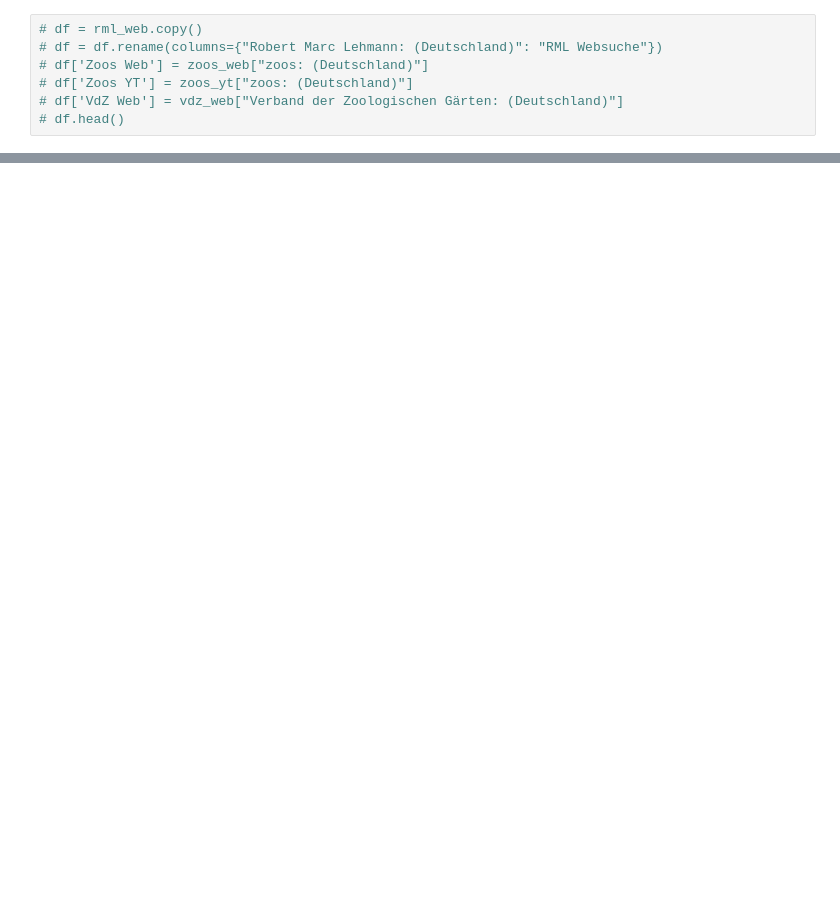
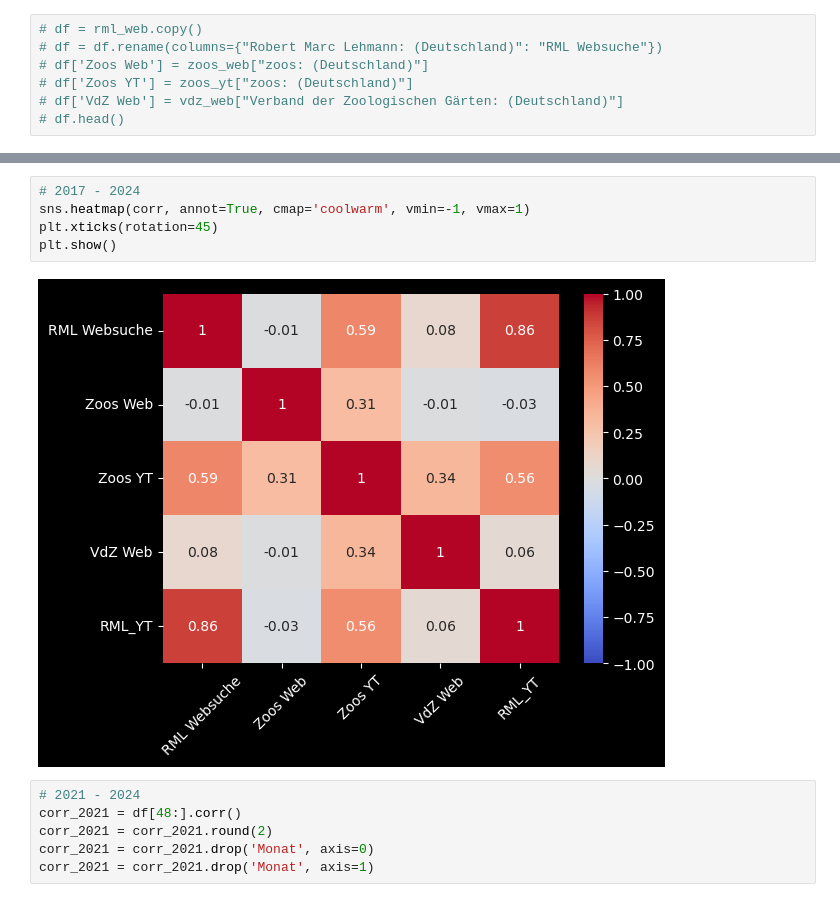
Before and after one commit to Ben-physics-dotcom/VdZ_aDataScienceProject, a Jupyter notebook: Google_Trends/TimeSeries.ipynb, the cells around one changed output, grey strips where cells are left out. Drawn from its saved outputs; the diff is of its cells as text; blank space fills up the shorter version.

```diff
--- a/Google_Trends/TimeSeries.ipynb
+++ b/Google_Trends/TimeSeries.ipynb
@@ -89,0 +141,13 @@ plt.show()
+# %%
+# 2017 - 2024
+sns.heatmap(corr, annot=True, cmap='coolwarm', vmin=-1, vmax=1)
+plt.xticks(rotation=45)
+plt.show()
+# %% [output]
+[figure, added]
+# %%
+# 2021 - 2024
+corr_2021 = df[48:].corr()
+corr_2021 = corr_2021.round(2)
+corr_2021 = corr_2021.drop('Monat', axis=0)
+corr_2021 = corr_2021.drop('Monat', axis=1)
```
Also changed, not shown: parts of 22 cells of this notebook.
